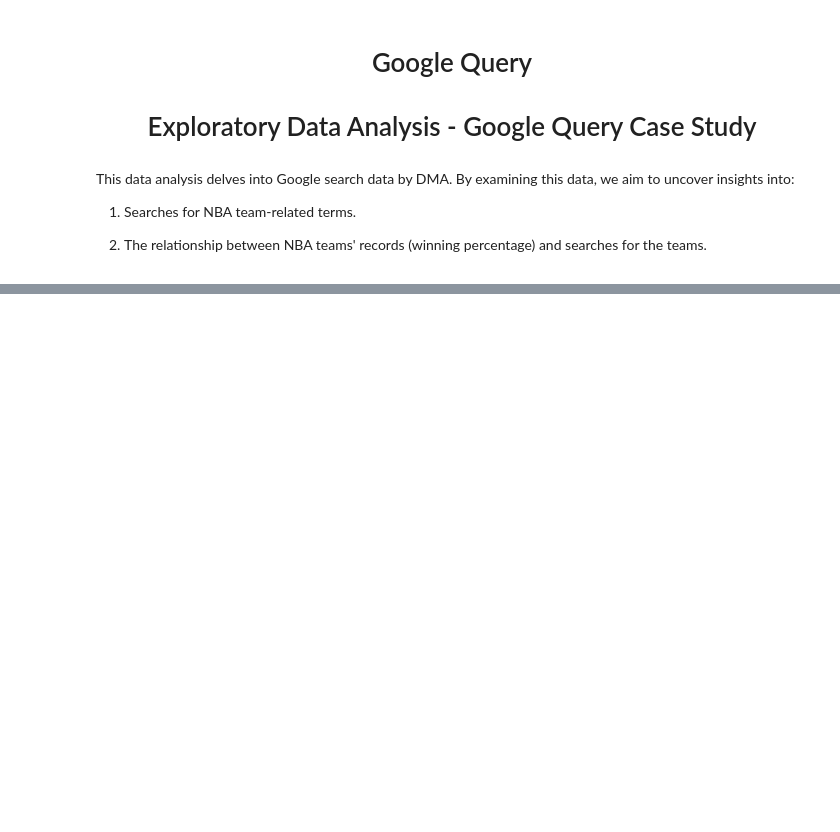
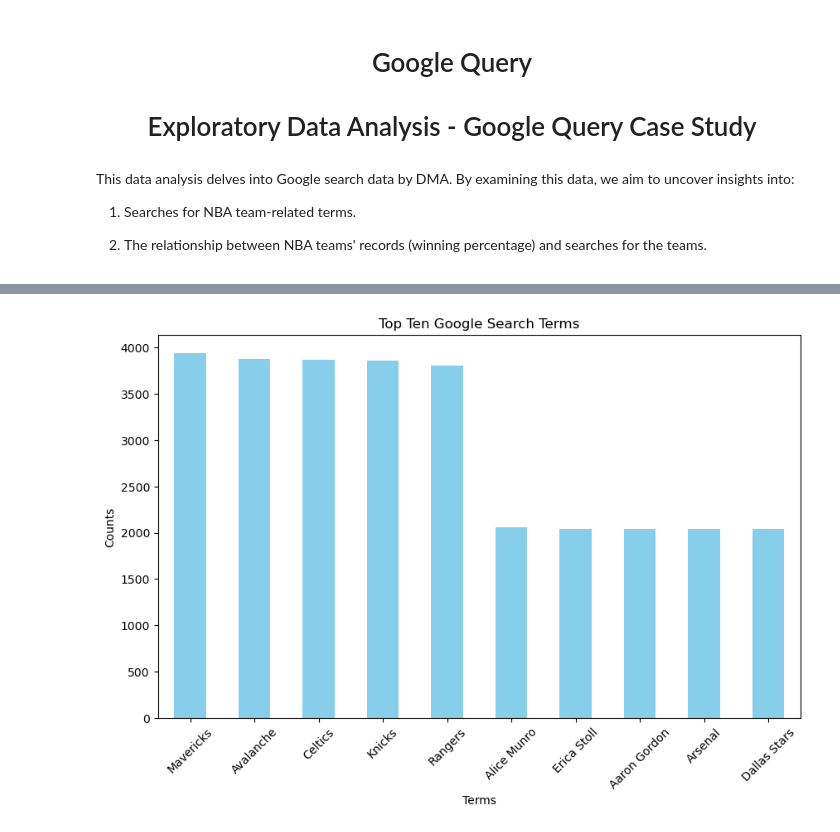
Before and after one commit to thaychansy/ucb-data-analytics-project1-group5, a Jupyter notebook: google_bi_query_lt_lg.ipynb, the cells around one changed output, grey strips where cells are left out. Cells and saved outputs as stored; diff of their text form; code cells hidden in the pictures; blank space fills up the shorter version.

```diff
--- a/google_bi_query_lt_lg.ipynb
+++ b/google_bi_query_lt_lg.ipynb
@@ -185,0 +107,24 @@ top_5s_df.head(20)
+# %%
+category_counts = google_queryDF['term'].value_counts()
+total_entries = len(google_queryDF['term'])
+
+# Calculate percentage for each category
+category_percentage = (category_counts / total_entries) * 100
+
+# Concatenate counts and percentages into a DataFrame
+result_df = pd.concat([category_counts, category_percentage], axis=1)
+result_df.columns = ['Counts', 'Percentage']
+
+# Sort the DataFrame by counts in descending order
+result_df = result_df.sort_values(by='Counts', ascending=False)
+top_ten = result_df.head(10)
+
+plt.figure(figsize=(10, 6))
+top_ten['Counts'].plot(kind='bar', color='skyblue')
+plt.title('Top Ten Google Search Terms')
+plt.xlabel('Terms')
+plt.ylabel('Counts')
+plt.xticks(rotation=45)
+plt.show()
+# %% [output]
+[figure, added]
```
Also changed, not shown: parts of 14 cells of this notebook.
